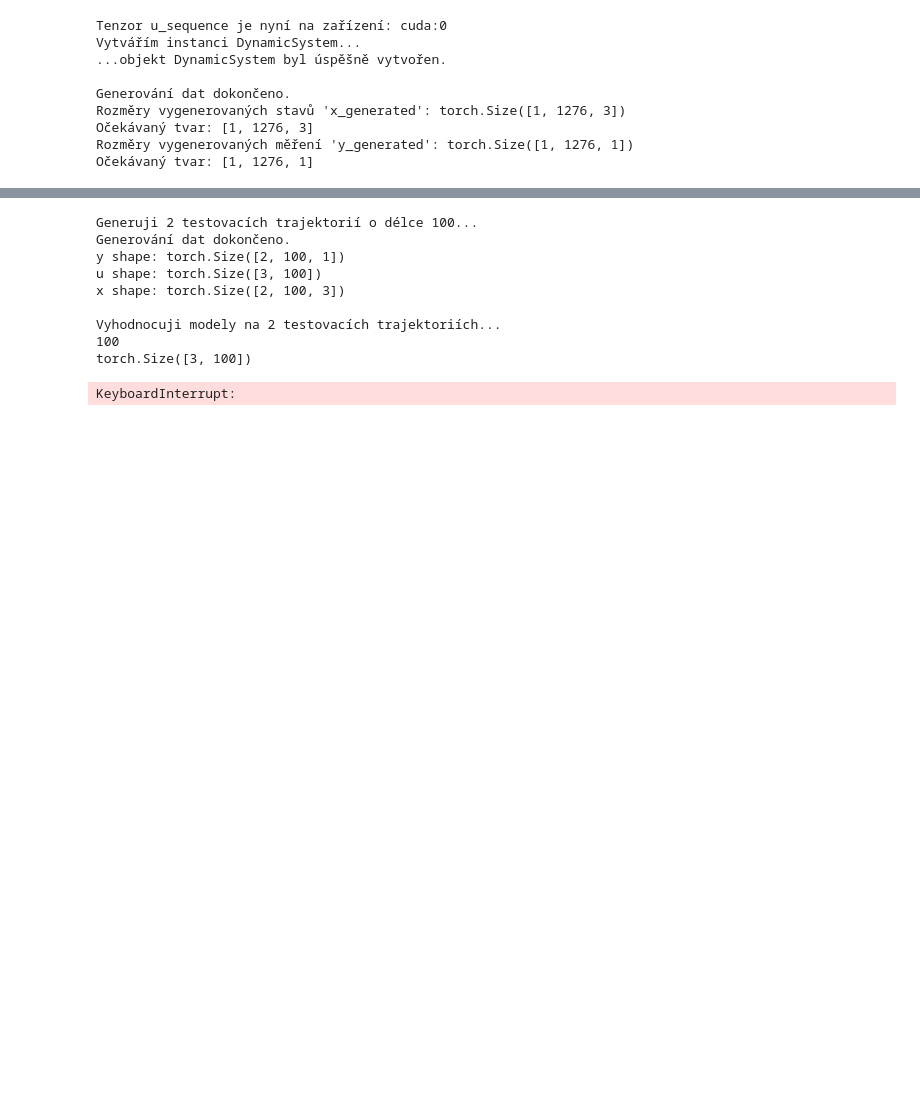
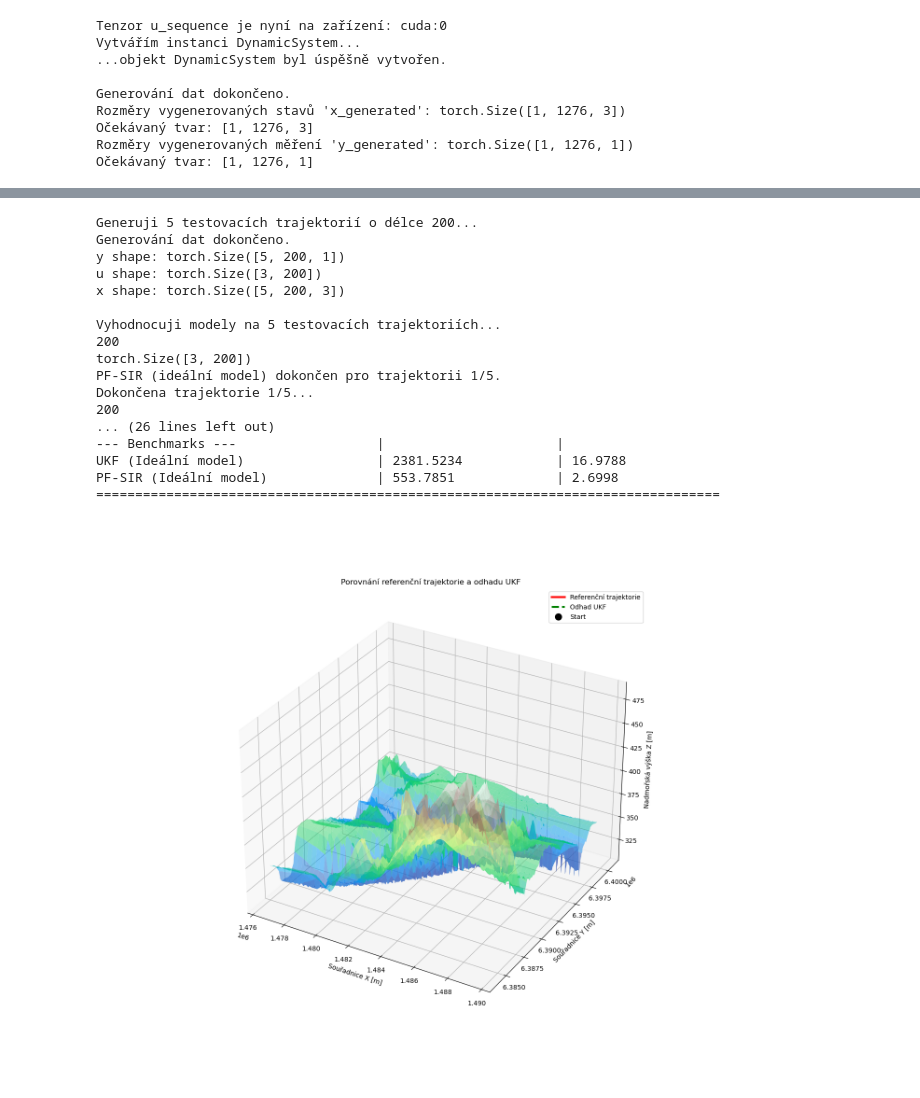
Before and after one commit to Lukas-Kozel/KalmanNet-for-state-estimation, a Jupyter notebook: TAN/main_tan.ipynb, the cells around one changed output, grey strips where cells are left out. Drawn from its saved outputs; the diff is of its cells as text; code cells hidden in the pictures; blank space fills up the shorter version.

Commit message:
PF now supports systems with input

```diff
--- a/TAN/main_tan.ipynb
+++ b/TAN/main_tan.ipynb
@@ -352,13 +352,13 @@ import torch.nn.functional as F
 import numpy as np
 from torch.utils.data import TensorDataset, DataLoader
 
-TODO PARTICLE FILTER NEPODPORUJE VSTUP AKTUALNE - UPRAVIT
+# TODO PARTICLE FILTER NEPODPORUJE VSTUP AKTUALNE - UPRAVIT
 
 # ==============================================================================
 # 1. KONFIGURACE TESTU
 # ==============================================================================
-TEST_SEQ_LEN = 100 # Změňte zpět na 100 nebo kolik potřebujete
-NUM_TEST_TRAJ = 2
+TEST_SEQ_LEN = 200 # Změňte zpět na 100 nebo kolik potřebujete
+NUM_TEST_TRAJ = 5
 
 # ==============================================================================
 # 2. PŘÍPRAVA DAT (OPRAVENO)
@@ -388,7 +388,7 @@ print("x shape:", x_test.shape) # Mělo by být [1, 20, 3]
 # 3. INICIALIZACE FILTRŮ
 # ==============================================================================
 ukf_ideal = Filters.UnscentedKalmanFilter(system_model)
-pf_sir_ideal = Filters.ParticleFilterSIR(system_model, num_particles=100000)
+pf_sir_ideal = Filters.ParticleFilter(system_model, num_particles=100000)
 
 # ==============================================================================
 # 4. VYHODNOCOVACÍ SMYČKA (OPRAVENO)
@@ -418,7 +418,7 @@ with torch.no_grad():
         full_x_hat_ukf_i = ukf_i_res['x_filtered']
         full_P_hat_ukf_i = ukf_i_res['P_filtered']
 
-        pf_sir_i_res = pf_sir_ideal.process_sequence(y_test_seq_gpu, Ex0=system_model.Ex0,P0=system_model.P0)
+        pf_sir_i_res = pf_sir_ideal.process_sequence(y_test_seq_gpu,u_sequence=u_seq_gpu, Ex0=system_model.Ex0,P0=system_model.P0)
         full_x_hat_pf_sir_i = pf_sir_i_res['x_filtered']
         full_P_hat_pf_sir_i = pf_sir_i_res['P_filtered']
         full_particles_history_pf_sir_i = pf_sir_i_res['particles_history']
@@ -476,16 +476,57 @@ print("-" * 80)
 print(f"{'--- Benchmarks ---':<35} | {'':<20} | {'':<20}")
 print(f"{'UKF (Ideální model)':<35} | {avg(mse_ukf_ideal):<20.4f} | {avg(anees_ukf_ideal):<20.4f}")
 # print(f"{'PF (Ideální model)':<35} | {avg(mse_pf_ideal):<20.4f} | {avg(anees_pf_ideal):<20.4f}")
-# print(f"{'PF-SIR (Ideální model)':<35} | {avg(mse_pf_sir_ideal):<20.4f} | {avg(anees_pf_sir_ideal):<20.4f}")
+print(f"{'PF-SIR (Ideální model)':<35} | {avg(mse_pf_sir_ideal):<20.4f} | {avg(anees_pf_sir_ideal):<20.4f}")
 print("="*80)
 # %% [output]
-Generuji 2 testovacích trajektorií o délce 100...
+Generuji 5 testovacích trajektorií o délce 200...
 Generování dat dokončeno.
-y shape: torch.Size([2, 100, 1])
-u shape: torch.Size([3, 100])
-x shape: torch.Size([2, 100, 3])
+y shape: torch.Size([5, 200, 1])
+u shape: torch.Size([3, 200])
+x shape: torch.Size([5, 200, 3])
 
-Vyhodnocuji modely na 2 testovacích trajektoriích...
-100
-torch.Size([3, 100])
+Vyhodnocuji modely na 5 testovacích trajektoriích...
+200
+torch.Size([3, 200])
+PF-SIR (ideální model) dokončen pro trajektorii 1/5.
+Dokončena trajektorie 1/5...
+200
+... (26 lines left out)
+--- Benchmarks ---                  |                      |
+UKF (Ideální model)                 | 2381.5234            | 16.9788
+PF-SIR (Ideální model)              | 553.7851             | 2.6998
+================================================================================
-KeyboardInterrupt:
+# %%
+import matplotlib.pyplot as plt
+import numpy as np
+x_true_plot = all_x_true_cpu[0].numpy()
+x_ukf_plot = all_x_hat_ukf_ideal_cpu[0].numpy()
+
+fig = plt.figure(figsize=(14, 12))
+ax = fig.add_subplot(111, projection='3d')
+
+ax.plot_surface(souradniceX_mapa, souradniceY_mapa, souradniceZ_mapa,
+                  rstride=50, cstride=50, cmap='terrain', alpha=0.5)
+
+px_true = x_true_plot[:, 0]
+py_true = x_true_plot[:, 1]
+pz_true = terMap(px_true, py_true)
+ax.plot(px_true, py_true, pz_true, 'r-', linewidth=3, label='Referenční trajektorie')
+
+px_ukf = x_ukf_plot[:, 0]
+py_ukf = x_ukf_plot[:, 1]
+pz_ukf = terMap(px_ukf, py_ukf)
+ax.plot(px_ukf, py_ukf, pz_ukf, 'g--', linewidth=3, label='Odhad UKF')
+
+ax.plot([px_true[0]], [py_true[0]], [pz_true[0]],
+        'o', color='black', markersize=10, label='Start')
+
+ax.set_xlabel('Souřadnice X [m]')
+ax.set_ylabel('Souřadnice Y [m]')
+ax.set_zlabel('Nadmořská výška Z [m]')
+ax.set_title('Porovnání referenční trajektorie a odhadu UKF')
+ax.legend()
+ax.grid(True)
+plt.show()
+# %% [output]
+[figure, added]
```
Also changed, not shown: parts of 1 cell of this notebook, 1 other file.
